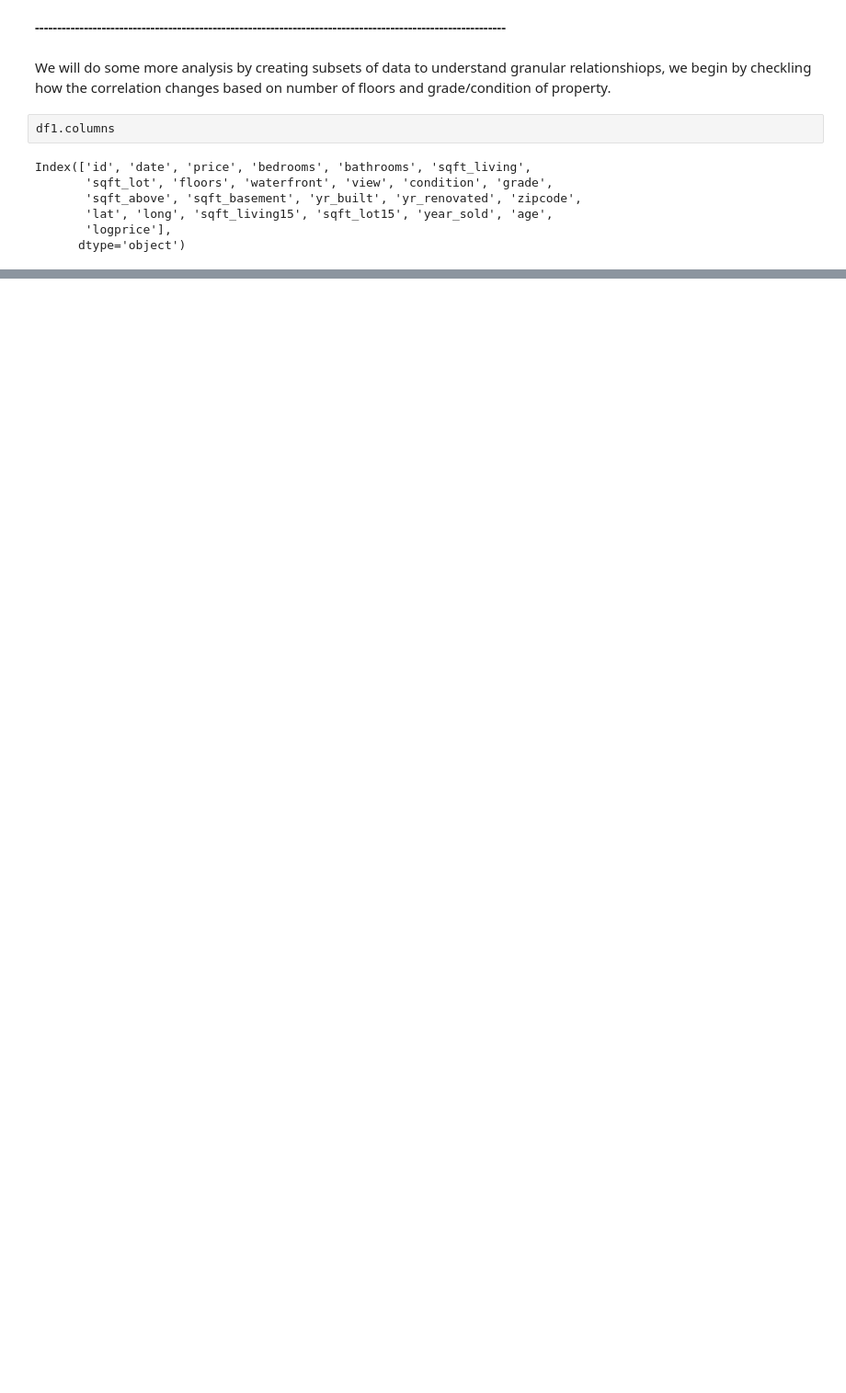
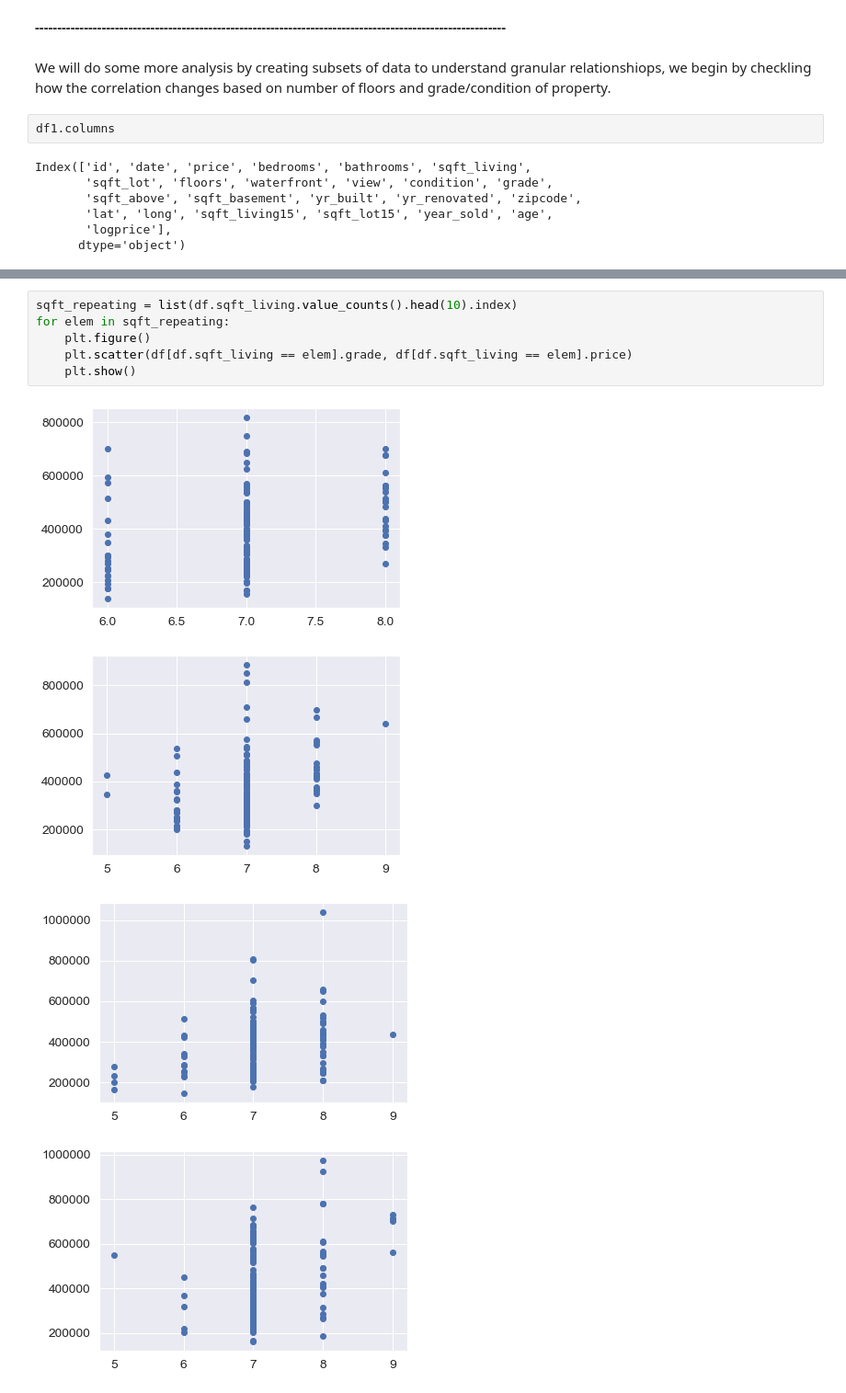
Before and after one commit to sezginisg/ksc, a Jupyter notebook: Kc first model.ipynb, the cells around one changed output, grey strips where cells are left out. Shown at 92% size. Cells and saved outputs as stored; diff of their text form; blank space fills up the shorter version.

```diff
--- a/Kc first model.ipynb
+++ b/Kc first model.ipynb
@@ -669,0 +796,11 @@ df2.groupby('floors').corr()['price']
+# %%
+sqft_repeating = list(df.sqft_living.value_counts().head(10).index)
+for elem in sqft_repeating:
+    plt.figure()
+    plt.scatter(df[df.sqft_living == elem].grade, df[df.sqft_living == elem].price)
+    plt.show()
+# %% [output]
+[figure, added]
+[figure, added]
+[figure, added]
+[figure, added]
```
Also changed, not shown: parts of 21 cells of this notebook.
